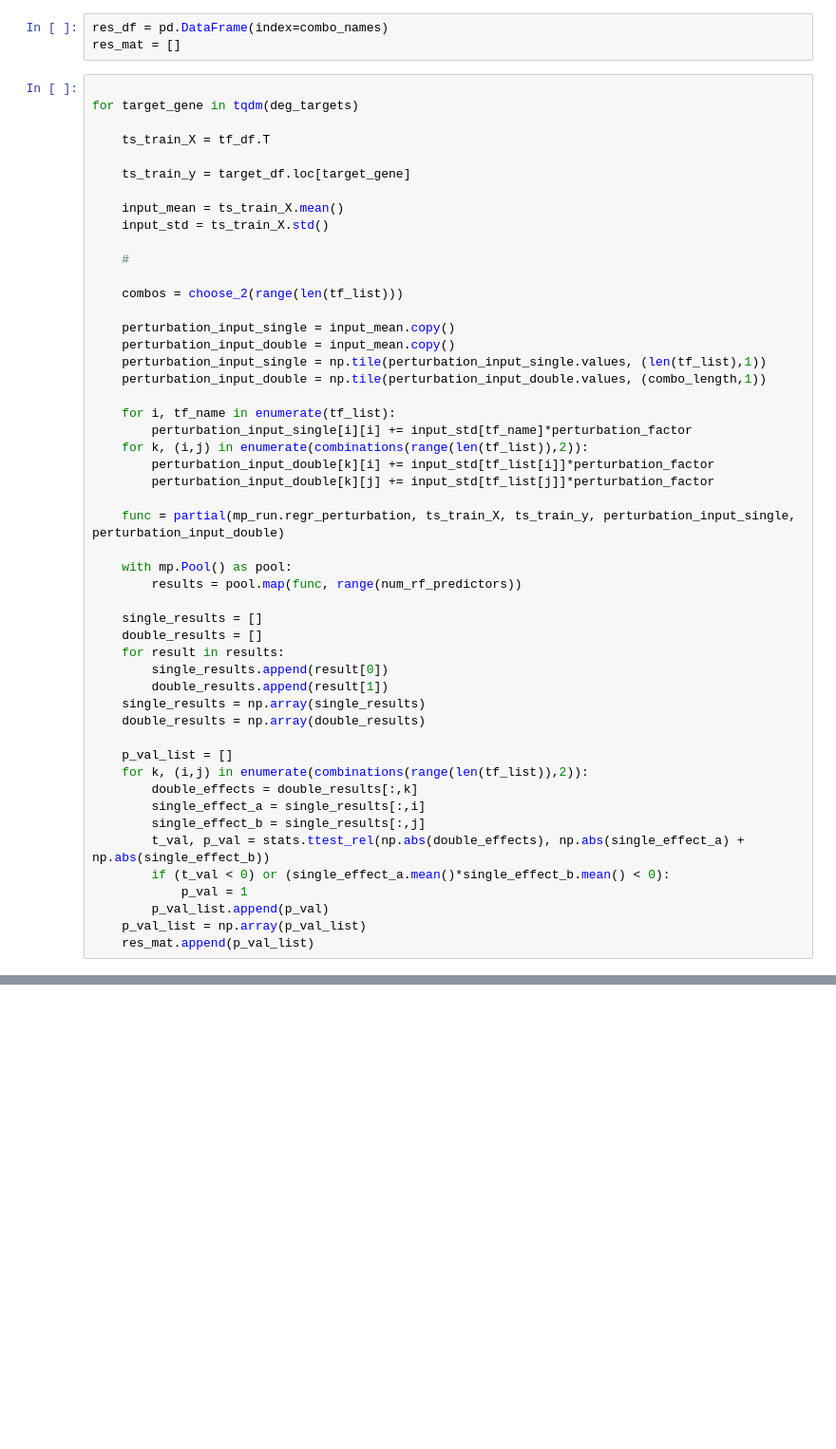
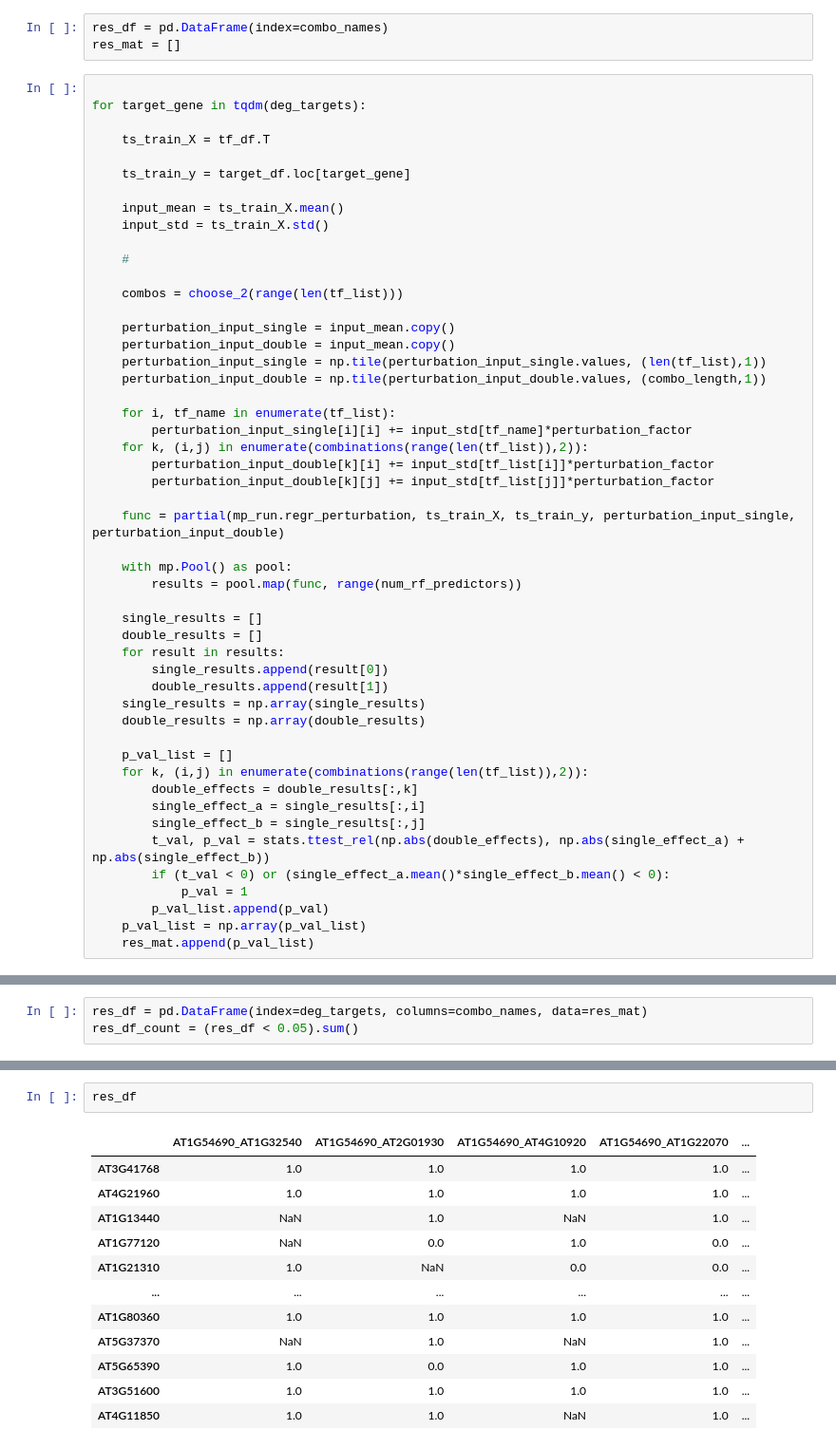
Before and after one commit to IcyFermion/feature_synergy, a Jupyter notebook: arabidopsis_pairwise_synergy.ipynb, the cells around one changed output, grey strips where cells are left out. Shown: that part at 95% size. Drawn from its saved outputs; the diff is of its cells as text; blank space fills up the shorter version.

```diff
--- a/arabidopsis_pairwise_synergy.ipynb
+++ b/arabidopsis_pairwise_synergy.ipynb
@@ -87,7 +87,7 @@ res_df = pd.DataFrame(index=combo_names)
 res_mat = []
 # %%
 
-for target_gene in tqdm(deg_targets)
+for target_gene in tqdm(deg_targets):
 
     ts_train_X = tf_df.T
 
@@ -137,0 +144,3 @@ for target_gene in tqdm(deg_targets)
+# %%
+res_df = pd.DataFrame(index=deg_targets, columns=combo_names, data=res_mat)
+res_df_count = (res_df < 0.05).sum()
@@ -137,0 +181,15 @@ for target_gene in tqdm(deg_targets)
+# %%
+res_df
+# %% [output]
+|  | AT1G54690_AT1G32540 | AT1G54690_AT2G01930 | AT1G54690_AT4G10920 | AT1G54690_AT1G22070 | ... |
+| AT3G41768 | 1.0 | 1.0 | 1.0 | 1.0 | ... |
+| AT4G21960 | 1.0 | 1.0 | 1.0 | 1.0 | ... |
+| AT1G13440 | NaN | 1.0 | NaN | 1.0 | ... |
+| AT1G77120 | NaN | 0.0 | 1.0 | 0.0 | ... |
+| AT1G21310 | 1.0 | NaN | 0.0 | 0.0 | ... |
+| ... | ... | ... | ... | ... | ... |
+| AT1G80360 | 1.0 | 1.0 | 1.0 | 1.0 | ... |
+| AT5G37370 | NaN | 1.0 | NaN | 1.0 | ... |
+| AT5G65390 | 1.0 | 0.0 | 1.0 | 1.0 | ... |
+| AT3G51600 | 1.0 | 1.0 | 1.0 | 1.0 | ... |
+| AT4G11850 | 1.0 | 1.0 | NaN | 1.0 | ... |
```
Also changed, not shown: parts of 16 cells of this notebook, 1 other file.
